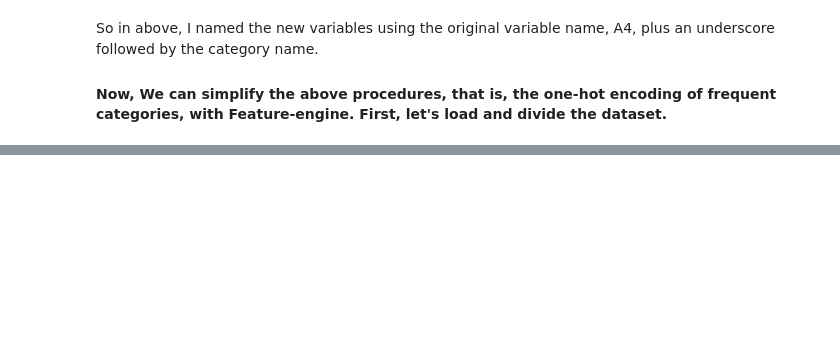
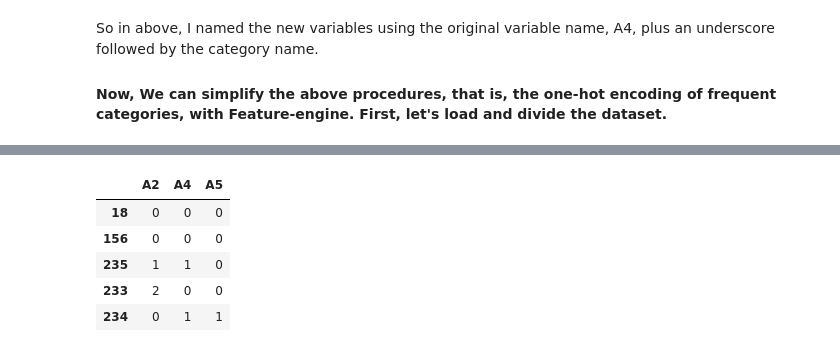
Before and after one commit to rohan-paul/Pandas-DataScience_MachineLearning-Exercises, a Jupyter notebook: Categorical-Variables-UCI-Breast-Cancer-Kaggle-Blog/Categorical-Variables-Handling-Blog.ipynb, the cells around one changed output, grey strips where cells are left out. Drawn from its saved outputs; the diff is of its cells as text; code cells hidden in the pictures; blank space fills up the shorter version.

```diff
--- a/Categorical-Variables-UCI-Breast-Cancer-Kaggle-Blog/Categorical-Variables-Handling-Blog.ipynb
+++ b/Categorical-Variables-UCI-Breast-Cancer-Kaggle-Blog/Categorical-Variables-Handling-Blog.ipynb
@@ -412,0 +553,6 @@ I could also perform one-hot encoding of the five most popular categories using
+# %%
+X_train['A4'] = X_train['A4'].map(ordinal_mapping)
+X_test['A4'] = X_test['A4'].map(ordinal_mapping)
+
+# Print X_train to see its structure now
+X_train['A4'].head(10)
@@ -412,0 +571,18 @@ I could also perform one-hot encoding of the five most popular categories using
+# %%
+# Now note we have already defined earlier a list with the categorical variables to encode:
+# Lets re-define it again with a slight modification by removing some of the Columns that has string value.
+vars_categorical = ['A2', 'A4', 'A5' ]
+
+# Let's start the ordinal encoder:
+le = OrdinalEncoder()
+
+# Let's fit the encoder to the slice of the train set with the categorical variables so that it creates and stores representations of categories to digits:
+le.fit(X_train[vars_categorical])
+
+# Scikit-learn's OrdinalEncoder() function will encode the entire dataset. To encode only a selection of variables, we need to slice the dataframe . Alternatively, we can use scikit-learn's ColumnTransformer().
+
+# Now let's encode the categorical variables in the train and test sets:
+X_train_encoded = le.fit_transform(X_train[vars_categorical])
+X_test_encoded = le.transform(X_test[vars_categorical])
+
+X_train_encoded
@@ -412,0 +615,3 @@ I could also perform one-hot encoding of the five most popular categories using
+# %%
+ordinal_encoder_feature_engine = OrdinalCategoricalEncoder(encoding_method='arbitrary', variables=vars_categorical
+                                                        )
@@ -412,0 +631,6 @@ I could also perform one-hot encoding of the five most popular categories using
+# %%
+X_train = X_train[vars_categorical].astype('O')
+X_test = X_train[vars_categorical].astype('O')
+
+# Let's fit the encoder to the train set so that it learns and stores the category-to-digit mappings:
+ordinal_encoder_feature_engine.fit(X_train)
@@ -412,0 +644,12 @@ I could also perform one-hot encoding of the five most popular categories using
+# %%
+X_train = ordinal_encoder_feature_engine.transform(X_train)
+X_test = ordinal_encoder_feature_engine.transform(X_test)
+
+X_train.head()
+# %% [output]
+|  | A2 | A4 | A5 |
+| 18 | 0 | 0 | 0 |
+| 156 | 0 | 0 | 0 |
+| 235 | 1 | 1 | 0 |
+| 233 | 2 | 0 | 0 |
+| 234 | 0 | 1 | 1 |
```
Also changed, not shown: parts of 30 cells of this notebook.
